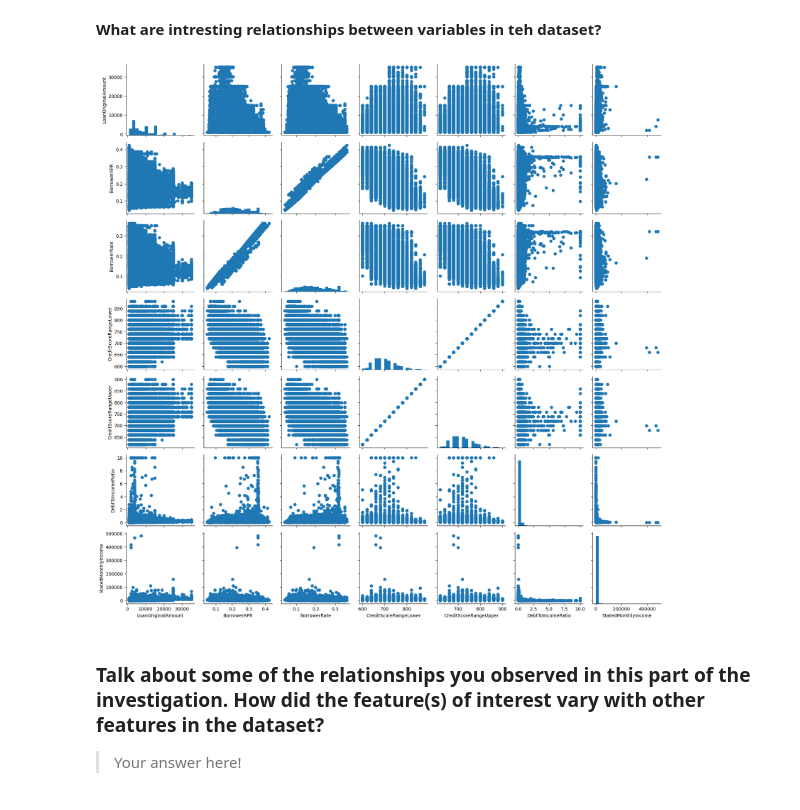
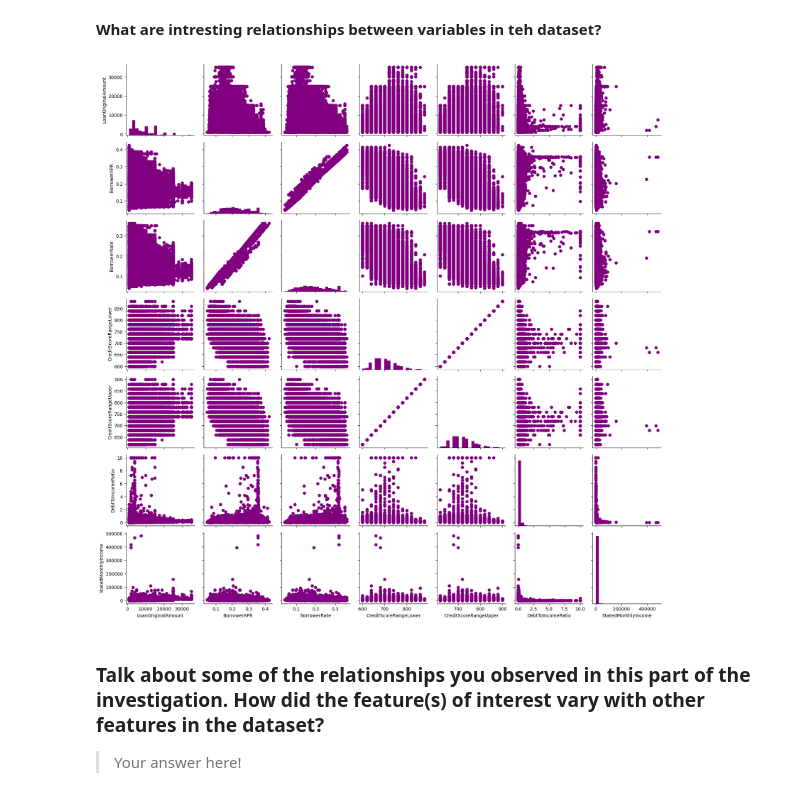
Before and after one commit to sondosaabed/Prosper-Loan-Analysis, a Jupyter notebook: Part_I_exploration.ipynb, the cells around one changed output. Drawn from its saved outputs; the diff is of its cells as text; code cells hidden in the pictures.

```diff
--- a/Part_I_exploration.ipynb
+++ b/Part_I_exploration.ipynb
@@ -611,11 +616,11 @@ plt.legend(title='Employment Status');
 # %%
 g = sns.PairGrid(data = df, vars = ['LoanOriginalAmount', 'BorrowerAPR', 'BorrowerRate',
     'CreditScoreRangeLower', 'CreditScoreRangeUpper',
     'DebtToIncomeRatio', 'StatedMonthlyIncome'] )
-g = g.map_diag(plt.hist, bins = 20)
-g.map_offdiag(plt.scatter);
+g = g.map_diag(plt.hist, bins = 20,color='purple')
+g.map_offdiag(plt.scatter,color='purple');
 # %% [output]
-[figure, old version]
+[figure, new version]
 # %% [markdown]
 ### Talk about some of the relationships you observed in this part of the investigation. How did the feature(s) of interest vary with other features in the dataset?
 
```
Also changed, not shown: parts of 4 cells of this notebook, 1 other file.
